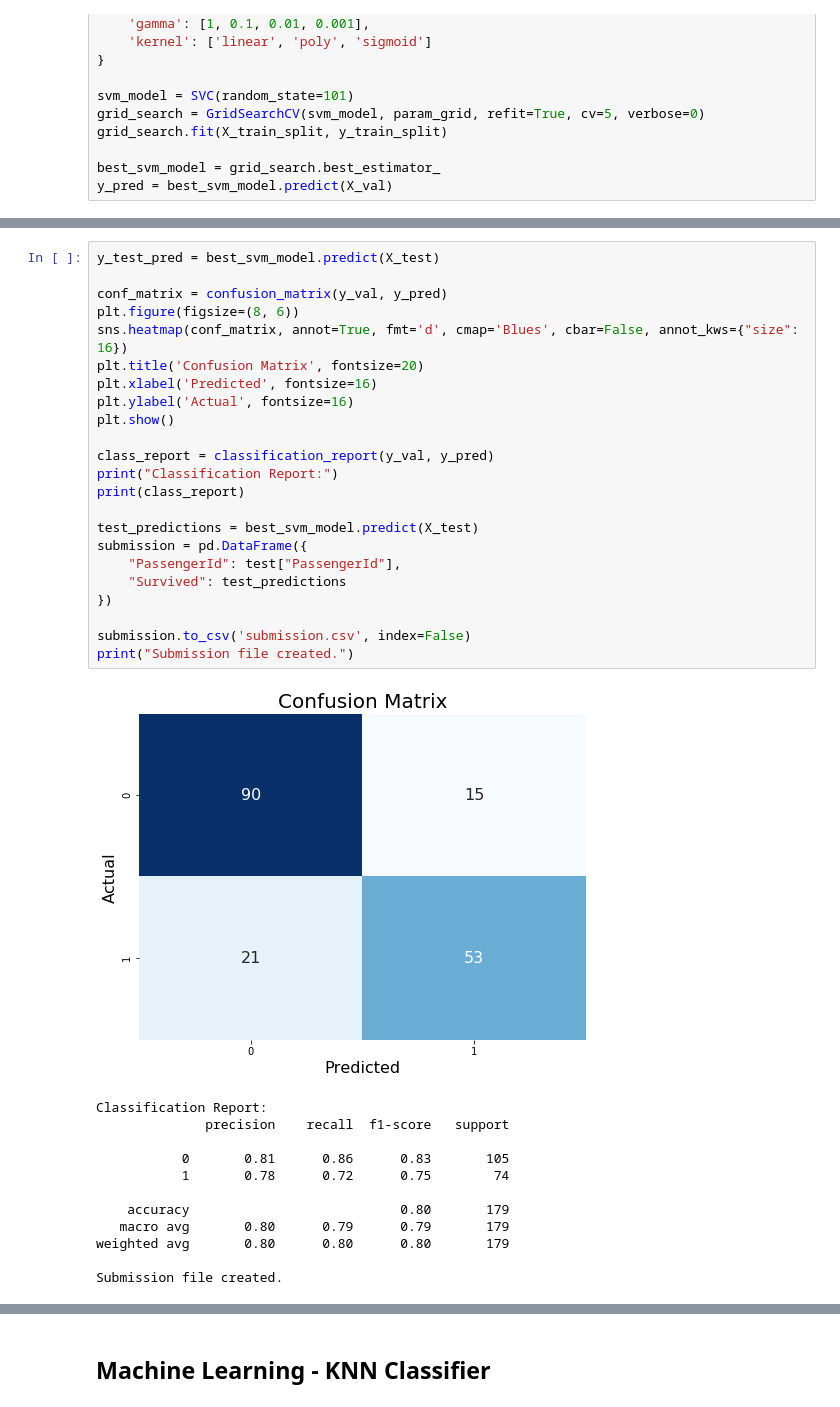
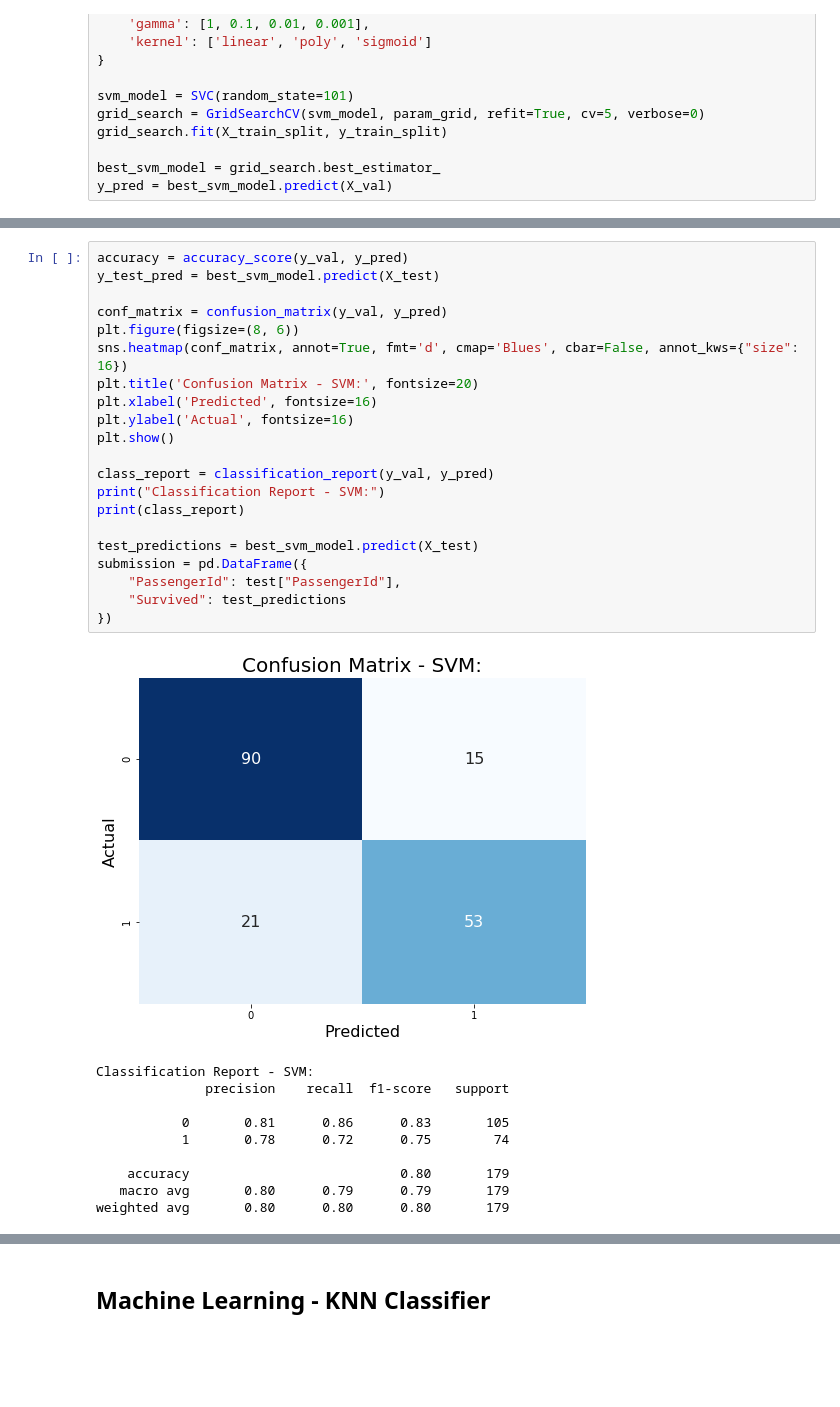
Before and after one commit to dionixius7/Titanic-disaster-ML-Model, a Jupyter notebook: Titanic disaster ML Model.ipynb, the cells around one changed output, grey strips where cells are left out. Saved outputs shown, nothing was run; the diff lists cells and outputs as text; blank space fills up the shorter version.

```diff
--- a/Titanic disaster ML Model.ipynb
+++ b/Titanic disaster ML Model.ipynb
@@ -830,29 +882,27 @@ weighted avg       0.80      0.80      0.80       179
 # %%
+accuracy = accuracy_score(y_val, y_pred)
 y_test_pred = best_svm_model.predict(X_test)
 
 conf_matrix = confusion_matrix(y_val, y_pred)
 plt.figure(figsize=(8, 6))
 sns.heatmap(conf_matrix, annot=True, fmt='d', cmap='Blues', cbar=False, annot_kws={"size": 16})
-plt.title('Confusion Matrix', fontsize=20)
+plt.title('Confusion Matrix - SVM:', fontsize=20)
 plt.xlabel('Predicted', fontsize=16)
 plt.ylabel('Actual', fontsize=16)
 plt.show()
 
 class_report = classification_report(y_val, y_pred)
-print("Classification Report:")
+print("Classification Report - SVM:")
 print(class_report)
 
 test_predictions = best_svm_model.predict(X_test)
 submission = pd.DataFrame({
     "PassengerId": test["PassengerId"],
     "Survived": test_predictions
 })
-
-submission.to_csv('submission.csv', index=False)
-print("Submission file created.")
 # %% [output]
-[figure, old version]
+[figure, new version]
-Classification Report:
+Classification Report - SVM:
               precision    recall  f1-score   support
 
            0       0.81      0.86      0.83       105
@@ -861,5 +911,3 @@ Classification Report:
     accuracy                           0.80       179
    macro avg       0.80      0.79      0.79       179
 weighted avg       0.80      0.80      0.80       179
-
-Submission file created.
```
Also changed, not shown: parts of 19 cells of this notebook, 1 other file.
